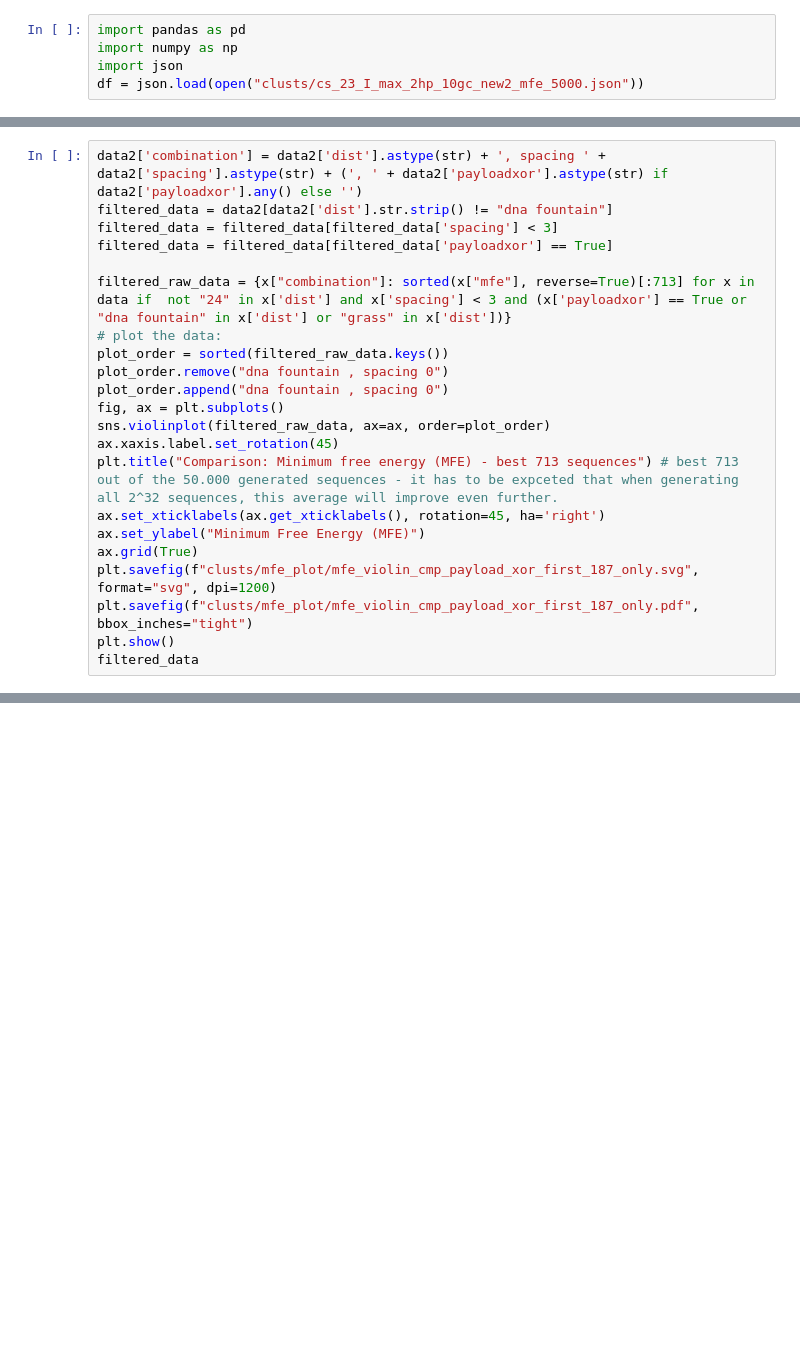
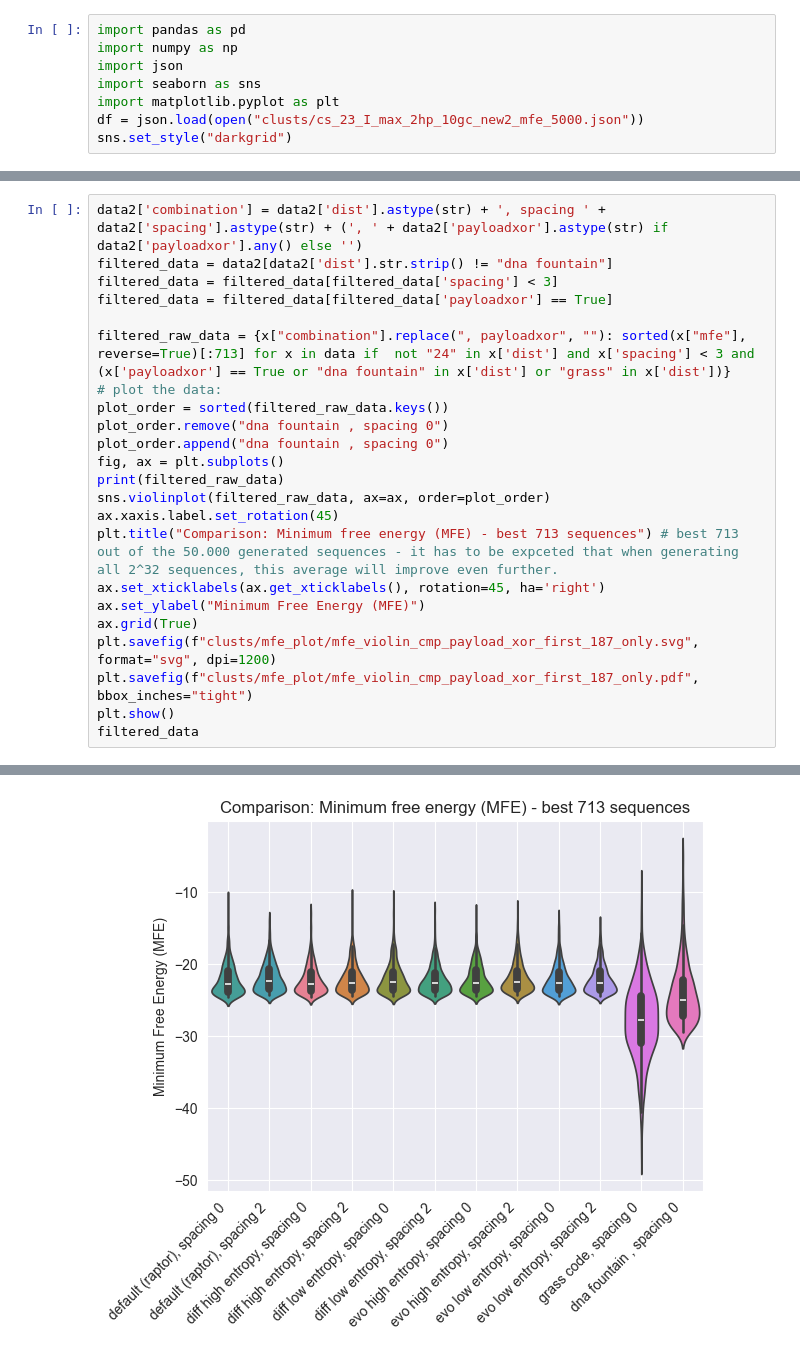
Before and after one commit to umr-ds/OFC4DNA, a Jupyter notebook: mfe_plot.ipynb, the cells around one changed output, grey strips where cells are left out. Cells and saved outputs as stored; diff of their text form; blank space fills up the shorter version.

Commit message:
use dargrid style for mfe violin plots

```diff
--- a/mfe_plot.ipynb
+++ b/mfe_plot.ipynb
@@ -2,7 +2,10 @@
 import pandas as pd
 import numpy as np
 import json
+import seaborn as sns
+import matplotlib.pyplot as plt
 df = json.load(open("clusts/cs_23_I_max_2hp_10gc_new2_mfe_5000.json"))
+sns.set_style("darkgrid")
 # %%
 out = {}
 print(df)
@@ -128,12 +229,13 @@ filtered_data = data2[data2['dist'].str.strip() != "dna fountain"]
 filtered_data = filtered_data[filtered_data['spacing'] < 3]
 filtered_data = filtered_data[filtered_data['payloadxor'] == True]
 
-filtered_raw_data = {x["combination"]: sorted(x["mfe"], reverse=True)[:713] for x in data if  not "24" in x['dist'] and x['spacing'] < 3 and (x['payloadxor'] == True or "dna fountain" in x['dist'] or "grass" in x['dist'])}
+filtered_raw_data = {x["combination"].replace(", payloadxor", ""): sorted(x["mfe"], reverse=True)[:713] for x in data if  not "24" in x['dist'] and x['spacing'] < 3 and (x['payloadxor'] == True or "dna fountain" in x['dist'] or "grass" in x['dist'])}
 # plot the data:
 plot_order = sorted(filtered_raw_data.keys())
 plot_order.remove("dna fountain , spacing 0")
 plot_order.append("dna fountain , spacing 0")
 fig, ax = plt.subplots()
+print(filtered_raw_data)
 sns.violinplot(filtered_raw_data, ax=ax, order=plot_order)
 ax.xaxis.label.set_rotation(45)
 plt.title("Comparison: Minimum free energy (MFE) - best 713 sequences") # best 713 out of the 50.000 generated sequences - it has to be expceted that when generating all 2^32 sequences, this average will improve even further.
@@ -144,3 +246,4 @@ plt.savefig(f"clusts/mfe_plot/mfe_violin_cmp_payload_xor_first_187_only.svg", fo
 plt.savefig(f"clusts/mfe_plot/mfe_violin_cmp_payload_xor_first_187_only.pdf", bbox_inches="tight")
 plt.show()
 filtered_data
+# %% [output]
@@ -146,0 +251 @@ filtered_data
+[figure, added]
```
Also changed, not shown: parts of 8 cells of this notebook, 1 other file.
